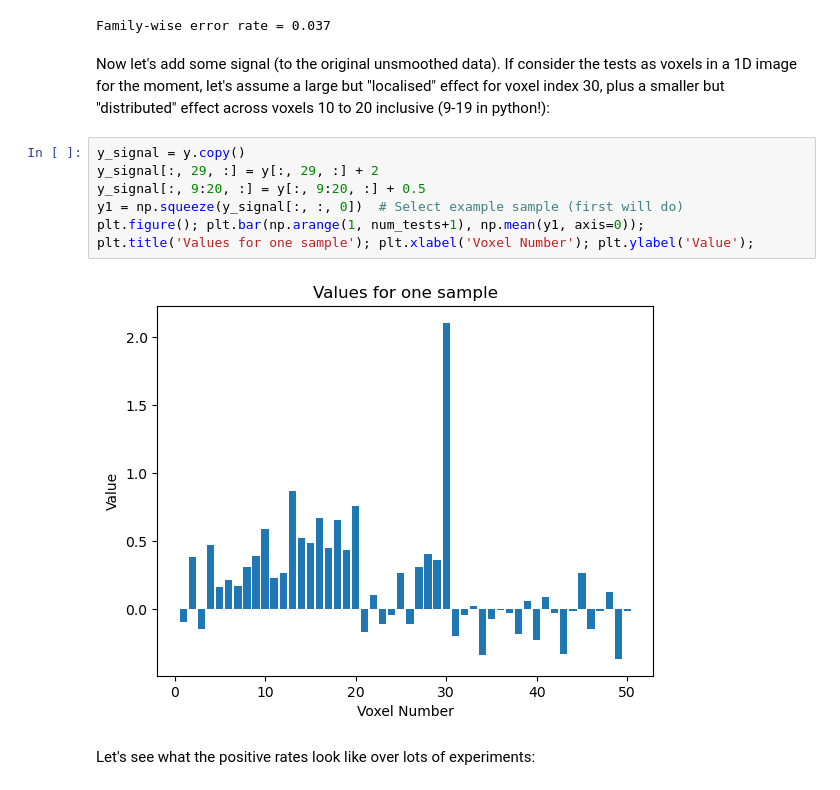
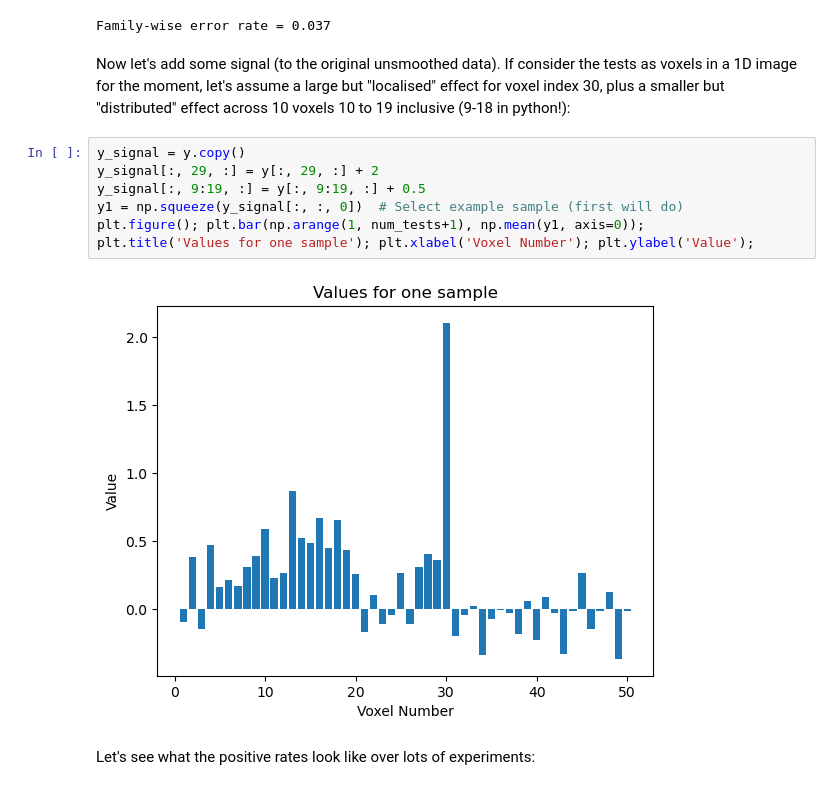
Before and after one commit to MRC-CBU/COGNESTIC, a Jupyter notebook: 02_Statistics/cognestic_stats_python.ipynb, the cells around one changed output. Saved outputs shown, nothing was run; the diff lists cells and outputs as text.

```diff
--- a/02_Statistics/cognestic_stats_python.ipynb
+++ b/02_Statistics/cognestic_stats_python.ipynb
@@ -554,16 +588,16 @@ print(f'Family-wise error rate = {np.sum(np.any(sig, axis=0))/num_samp:.3f}')
 # %% [output]
 Family-wise error rate = 0.037
 # %% [markdown]
-Now let's add some signal (to the original unsmoothed data). If consider the tests as voxels in a 1D image for the moment, let's assume a large but "localised" effect for voxel index 30, plus a smaller but "distributed" effect across voxels 10 to 20 inclusive (9-19 in python!):
+Now let's add some signal (to the original unsmoothed data). If consider the tests as voxels in a 1D image for the moment, let's assume a large but "localised" effect for voxel index 30, plus a smaller but "distributed" effect across 10 voxels 10 to 19 inclusive (9-18 in python!):
 # %%
 y_signal = y.copy()
 y_signal[:, 29, :] = y[:, 29, :] + 2
-y_signal[:, 9:20, :] = y[:, 9:20, :] + 0.5
+y_signal[:, 9:19, :] = y[:, 9:19, :] + 0.5
 y1 = np.squeeze(y_signal[:, :, 0])  # Select example sample (first will do)
 plt.figure(); plt.bar(np.arange(1, num_tests+1), np.mean(y1, axis=0));
 plt.title('Values for one sample'); plt.xlabel('Voxel Number'); plt.ylabel('Value');
 # %% [output]
-[figure, old version]
+[figure, new version]
 # %% [markdown]
 Let's see what the positive rates look like over lots of experiments:
 # %%
```
Also changed, not shown: parts of 43 cells of this notebook, 1 other file.
